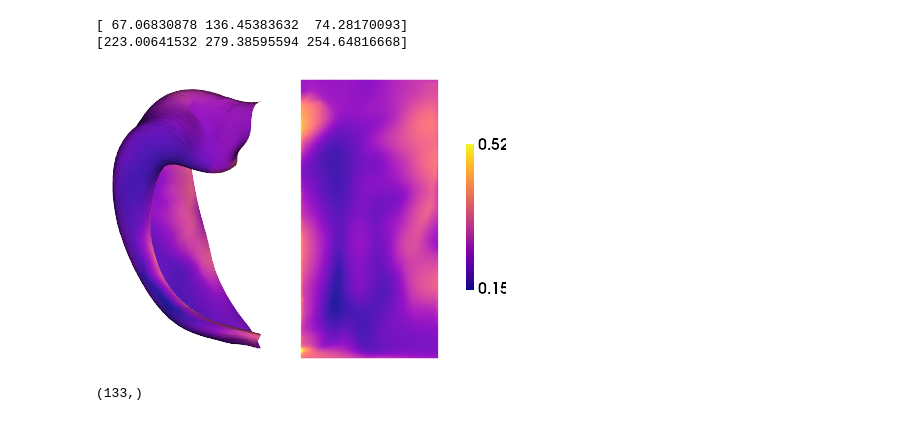
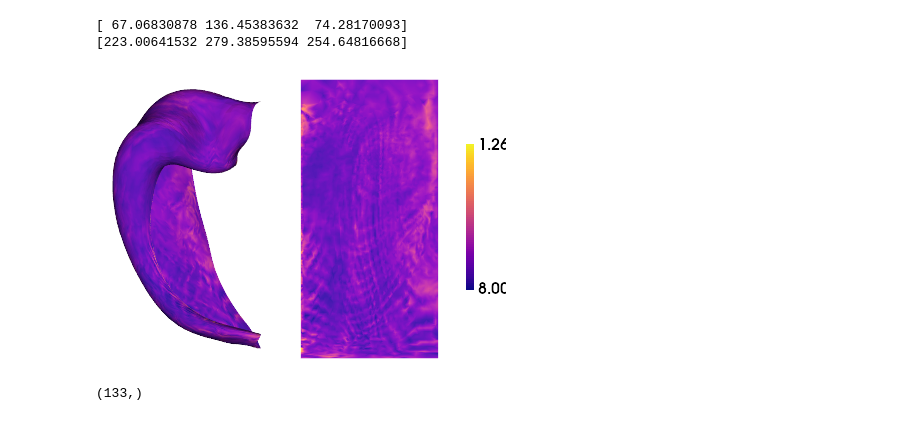
Before and after one commit to MICA-MNI/AllenMouse, a Jupyter notebook: ABCA/ABCA-celltypeMPCs.ipynb, the cells around one changed output. Saved outputs shown, nothing was run; the diff lists cells and outputs as text; code cells hidden in the pictures.

```diff
--- a/ABCA/ABCA-celltypeMPCs.ipynb
+++ b/ABCA/ABCA-celltypeMPCs.ipynb
@@ -201,9 +201,9 @@ for d in range(len(depths)):
     for k in range(len(gii.darrays)):
         hipp_flat_smooth[:,d,k] = gii.darrays[k].data
 # %%
-hm.plotting.surfplot_canonical_foldunfold(np.sum(hipp_flat_smooth,axis=(1,2)), labels=labels, hemis=['L'], unfoldAPrescale=True, den=den, cmap='plasma', color_bar='right', share='row',  tighten_cwindow=False, embed_nb=True)
+hm.plotting.surfplot_canonical_foldunfold(np.sum(hipp_dat,axis=(1,2)), labels=labels, hemis=['L'], unfoldAPrescale=True, den=den, cmap='plasma', color_bar='right', share='row',  tighten_cwindow=False, embed_nb=True)
 # %% [output]
-[figure, old version]
+[figure, new version]
 # %%
 numcellscutoff = 10**3
 
```
Also changed, not shown: parts of 1 cell of this notebook.
